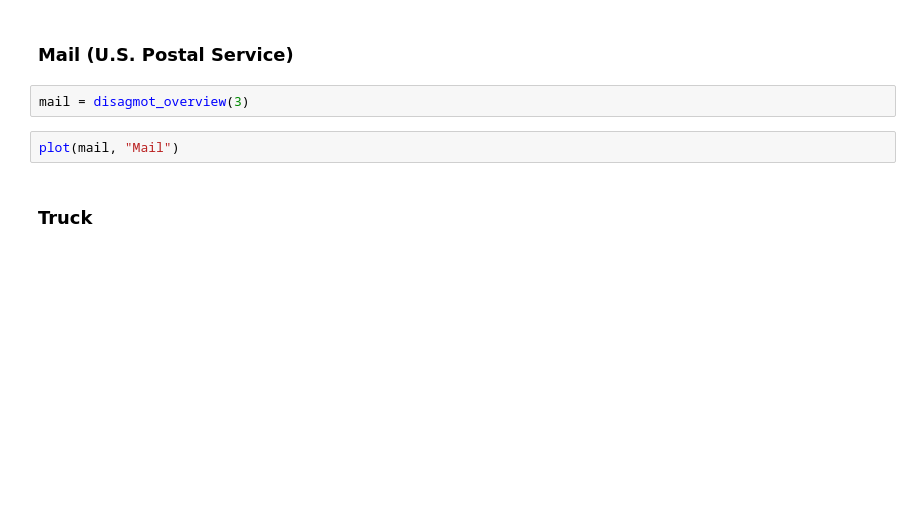
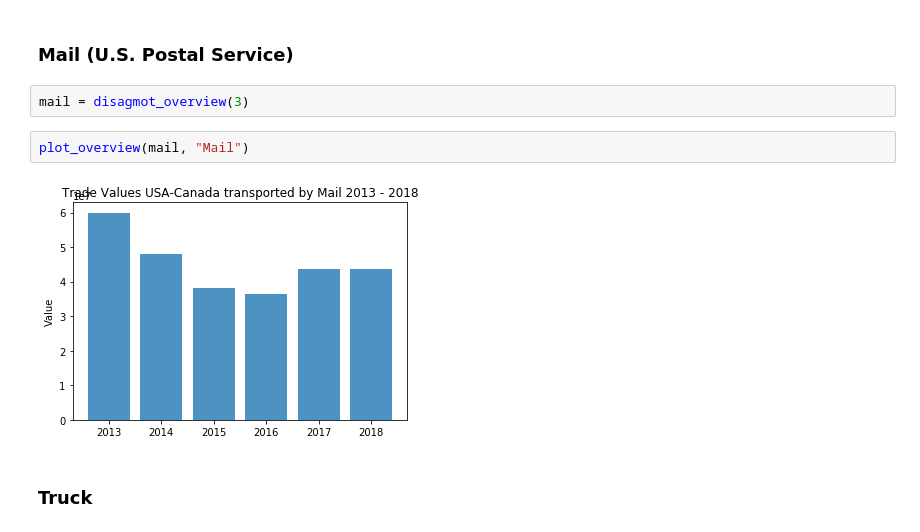
Before and after one commit to BlkPingu/FrightDataAnalysis, a Jupyter notebook: henni/DisagmotValuesByYear-CA.ipynb, the cells around one changed output. Saved outputs shown, nothing was run; the diff lists cells and outputs as text; blank space fills up the shorter version.

```diff
--- a/henni/DisagmotValuesByYear-CA.ipynb
+++ b/henni/DisagmotValuesByYear-CA.ipynb
@@ -249,7 +289,9 @@ plot(air, "Air")
 # %%
 mail = disagmot_overview(3)
 # %%
-plot(mail, "Mail")
+plot_overview(mail, "Mail")
+# %% [output]
+[figure, added]
 # %% [markdown]
 ### Truck
 # %%
```
Also changed, not shown: parts of 25 cells of this notebook, 2 other files.
